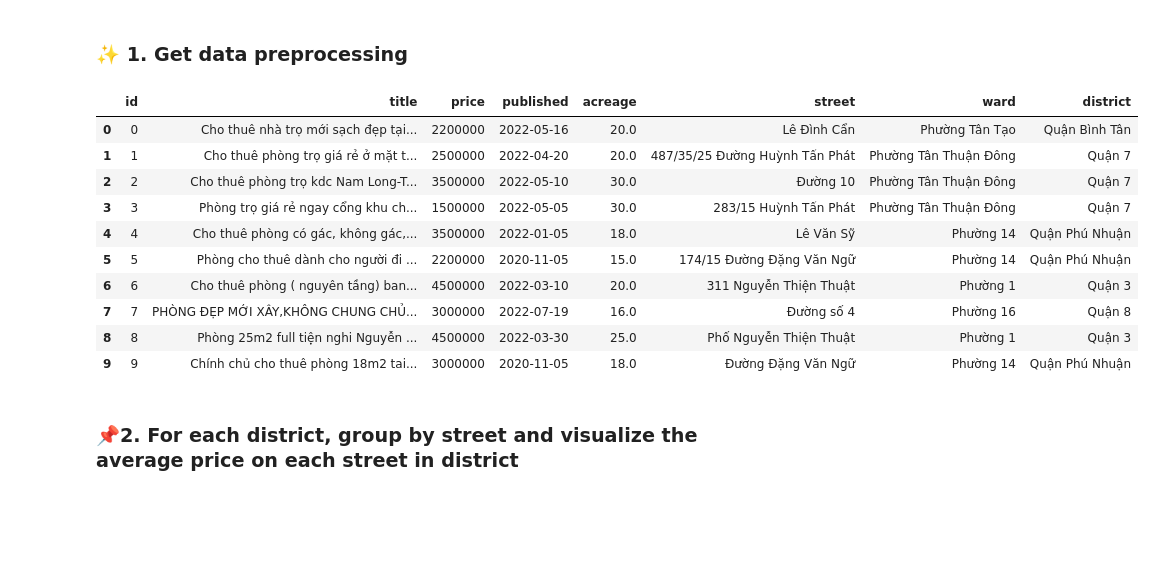
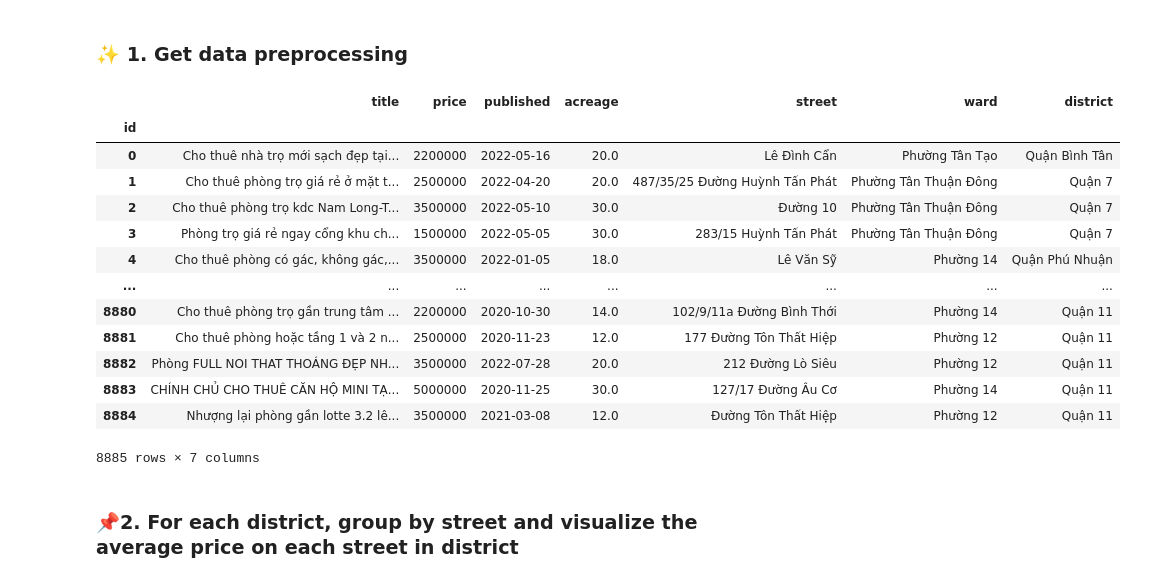
Before and after one commit to TienDat57/VNHouseRent, a Jupyter notebook: notebook/Question5.ipynb, the cells around one changed output. Saved outputs shown, nothing was run; the diff lists cells and outputs as text; code cells hidden in the pictures; blank space fills up the shorter version.

Commit message:
HOTFIX | Set index for Q2

```diff
--- a/notebook/Question5.ipynb
+++ b/notebook/Question5.ipynb
@@ -14,19 +14,23 @@ import seaborn as sns
 # %%
 # Read the data
 df = pd.read_csv('../data/HCMHouseRentPreprocessing.csv')
 df.head(10)
+df.set_index('id')
 # %% [output]
-|  | id | title | price | published | acreage | street | ward | district |
-| 0 | 0 | Cho thuê nhà trọ mới sạch đẹp tại... | 2200000 | 2022-05-16 | 20.0 | Lê Đình Cẩn | Phường Tân Tạo | Quận Bình Tân |
-| 1 | 1 | Cho thuê phòng trọ giá rẻ ở mặt t... | 2500000 | 2022-04-20 | 20.0 | 487/35/25 Đường Huỳnh Tấn Phát | Phường Tân Thuận Đông | Quận 7 |
-| 2 | 2 | Cho thuê phòng trọ kdc Nam Long-T... | 3500000 | 2022-05-10 | 30.0 | Đường 10 | Phường Tân Thuận Đông | Quận 7 |
-| 3 | 3 | Phòng trọ giá rẻ ngay cổng khu ch... | 1500000 | 2022-05-05 | 30.0 | 283/15 Huỳnh Tấn Phát | Phường Tân Thuận Đông | Quận 7 |
-| 4 | 4 | Cho thuê phòng có gác, không gác,... | 3500000 | 2022-01-05 | 18.0 | Lê Văn Sỹ | Phường 14 | Quận Phú Nhuận |
-| 5 | 5 | Phòng cho thuê dành cho người đi ... | 2200000 | 2020-11-05 | 15.0 | 174/15 Đường Đặng Văn Ngữ | Phường 14 | Quận Phú Nhuận |
-| 6 | 6 | Cho thuê phòng ( nguyên tầng) ban... | 4500000 | 2022-03-10 | 20.0 | 311 Nguyễn Thiện Thuật | Phường 1 | Quận 3 |
-| 7 | 7 | PHÒNG ĐẸP MỚI XÂY,KHÔNG CHUNG CHỦ... | 3000000 | 2022-07-19 | 16.0 | Đường số 4 | Phường 16 | Quận 8 |
-| 8 | 8 | Phòng 25m2 full tiện nghi Nguyễn ... | 4500000 | 2022-03-30 | 25.0 | Phố Nguyễn Thiện Thuật | Phường 1 | Quận 3 |
-| 9 | 9 | Chính chủ cho thuê phòng 18m2 tai... | 3000000 | 2020-11-05 | 18.0 | Đường Đặng Văn Ngữ | Phường 14 | Quận Phú Nhuận |
+|  | title | price | published | acreage | street | ward | district |
+| id |  |  |  |  |  |  |  |
+| 0 | Cho thuê nhà trọ mới sạch đẹp tại... | 2200000 | 2022-05-16 | 20.0 | Lê Đình Cẩn | Phường Tân Tạo | Quận Bình Tân |
+| 1 | Cho thuê phòng trọ giá rẻ ở mặt t... | 2500000 | 2022-04-20 | 20.0 | 487/35/25 Đường Huỳnh Tấn Phát | Phường Tân Thuận Đông | Quận 7 |
+| 2 | Cho thuê phòng trọ kdc Nam Long-T... | 3500000 | 2022-05-10 | 30.0 | Đường 10 | Phường Tân Thuận Đông | Quận 7 |
+| 3 | Phòng trọ giá rẻ ngay cổng khu ch... | 1500000 | 2022-05-05 | 30.0 | 283/15 Huỳnh Tấn Phát | Phường Tân Thuận Đông | Quận 7 |
+| 4 | Cho thuê phòng có gác, không gác,... | 3500000 | 2022-01-05 | 18.0 | Lê Văn Sỹ | Phường 14 | Quận Phú Nhuận |
+| ... | ... | ... | ... | ... | ... | ... | ... |
+| 8880 | Cho thuê phòng trọ gần trung tâm ... | 2200000 | 2020-10-30 | 14.0 | 102/9/11a Đường Bình Thới | Phường 14 | Quận 11 |
+| 8881 | Cho thuê phòng hoặc tầng 1 và 2 n... | 2500000 | 2020-11-23 | 12.0 | 177 Đường Tôn Thất Hiệp | Phường 12 | Quận 11 |
+| 8882 | Phòng FULL NOI THAT THOÁNG ĐẸP NH... | 3500000 | 2022-07-28 | 20.0 | 212 Đường Lò Siêu | Phường 12 | Quận 11 |
+| 8883 | CHÍNH CHỦ CHO THUÊ CĂN HỘ MINI TẠ... | 5000000 | 2020-11-25 | 30.0 | 127/17 Đường Âu Cơ | Phường 14 | Quận 11 |
+| 8884 | Nhượng lại phòng gần lotte 3.2 lê... | 3500000 | 2021-03-08 | 12.0 | Đường Tôn Thất Hiệp | Phường 12 | Quận 11 |
+8885 rows × 7 columns
 # %% [markdown]
 ### 📌**2. For each district, group by street and visualize the average price on each street in district**
 # %%
```
Also changed, not shown: 1 other file.
